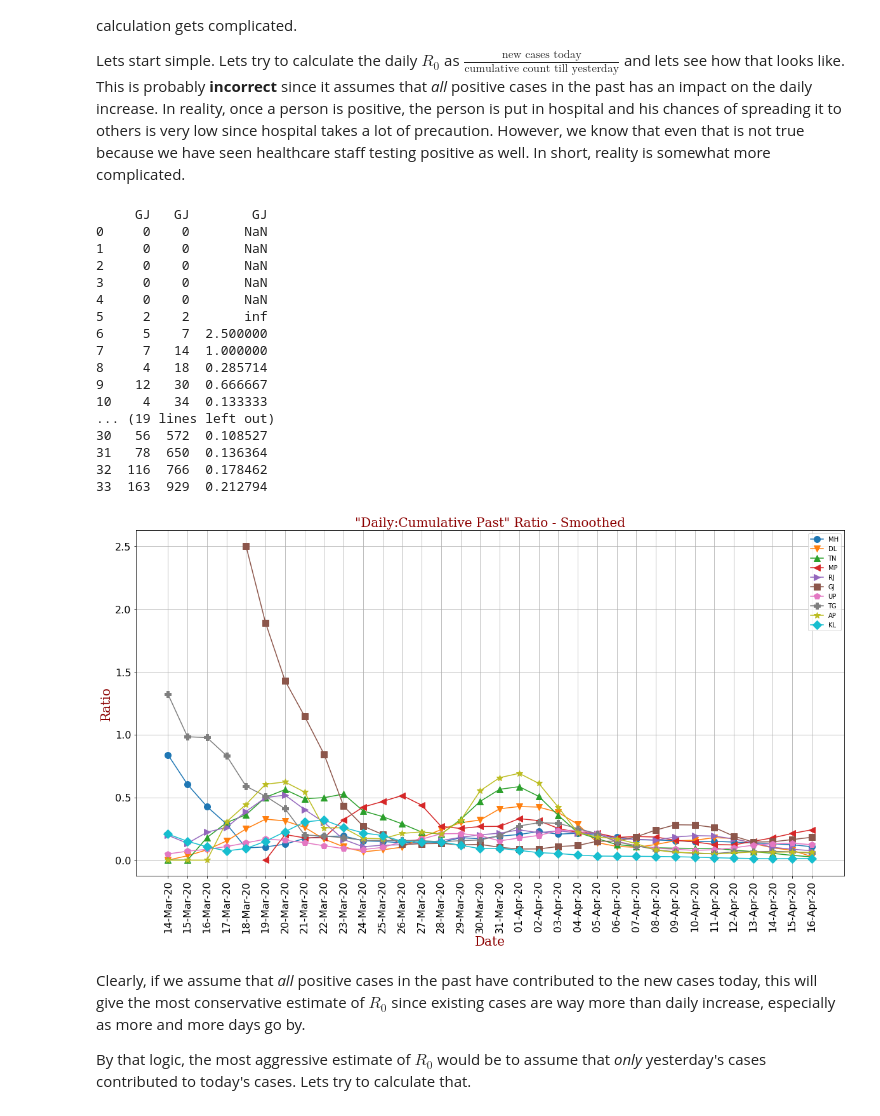
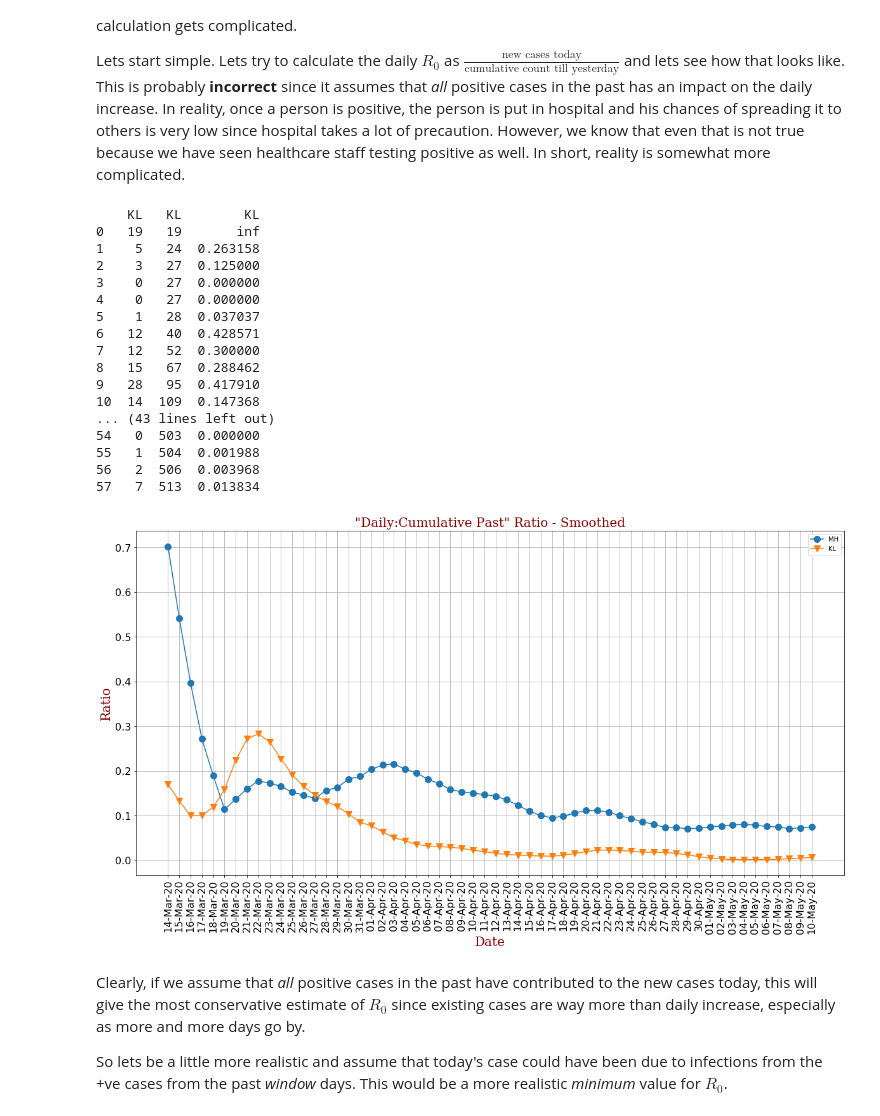
Before and after one commit to amsaha/covid-20, a Jupyter notebook: India Covid19.ipynb, the cells around one changed output. Cells and saved outputs as stored; diff of their text form; code cells hidden in the pictures.

```diff
--- a/India Covid19.ipynb
+++ b/India Covid19.ipynb
@@ -45,4 +96,4 @@ myfontsize=16
 std_dev=2
 
 # days to use as window for rolling calculations
-window=5
+window=7
@@ -230,36 +365,38 @@ Simply speaking $R_0 = \frac{\text{New cases}}{\text{Existing cases}}$ but the c
 Lets start simple. Lets try to calculate the daily $R_0$ as $\frac{\text{new cases today}}{\text{cumulative count till yesterday}}$ and lets see how that looks like. This is probably **incorrect** since it assumes that *all* positive cases in the past has an impact on the daily increase. In reality, once a person is positive, the person is put in hospital and his chances of spreading it to others is very low since hospital takes a lot of precaution. However, we know that even that is not true because we have seen healthcare staff testing positive as well. In short, reality is somewhat more complicated.
 # %%
 r0_min = confirmed/(cumulative-confirmed)
-state='GJ'
+state='KL'
 print(pd.concat([confirmed[state], cumulative[state],r0_min[state]], axis=1, sort=False))
 #plot_states(dates, r0_min, index_list, legend_list, '"Daily:Cumulative Past" Ratio', 'Date', 'Ratio', legend_loc=1)
 
 smoothed_r0_min = r0_min.rolling(window,
                              win_type='gaussian',
                              min_periods=1,
                              center=True).mean(std=2)
+index_list = ['MH', 'KL']
+legend_list = ['MH', 'KL']
 plot_states(dates, smoothed_r0_min, index_list, legend_list, '"Daily:Cumulative Past" Ratio - Smoothed', 'Date', 'Ratio', legend_loc=1)
 # %% [output]
-     GJ   GJ        GJ
-0     0    0       NaN
-1     0    0       NaN
-2     0    0       NaN
-3     0    0       NaN
-4     0    0       NaN
-5     2    2       inf
-6     5    7  2.500000
-7     7   14  1.000000
-8     4   18  0.285714
-9    12   30  0.666667
-10    4   34  0.133333
-... (19 lines left out)
-30   56  572  0.108527
-31   78  650  0.136364
-32  116  766  0.178462
-33  163  929  0.212794
+    KL   KL        KL
+0   19   19       inf
+1    5   24  0.263158
+2    3   27  0.125000
+3    0   27  0.000000
+4    0   27  0.000000
+5    1   28  0.037037
+6   12   40  0.428571
+7   12   52  0.300000
+8   15   67  0.288462
+9   28   95  0.417910
+10  14  109  0.147368
+... (43 lines left out)
+54   0  503  0.000000
+55   1  504  0.001988
+56   2  506  0.003968
+57   7  513  0.013834
-[figure, old version]
+[figure, new version]
 # %% [markdown]
 Clearly, if we assume that *all* positive cases in the past have contributed to the new cases today, this will give the most conservative estimate of $R_0$ since existing cases are way more than daily increase, especially as more and more days go by.
 
-By that logic, the most aggressive estimate of $R_0$ would be to assume that *only* yesterday's cases contributed to today's cases. Lets try to calculate that.
+So lets be a little more realistic and assume that today's case could have been due to infections from the +ve cases from the past *window* days. This would be a more realistic *minimum* value for $R_0$.
 # %%
```
Also changed, not shown: parts of 16 cells of this notebook, 1 other file.
